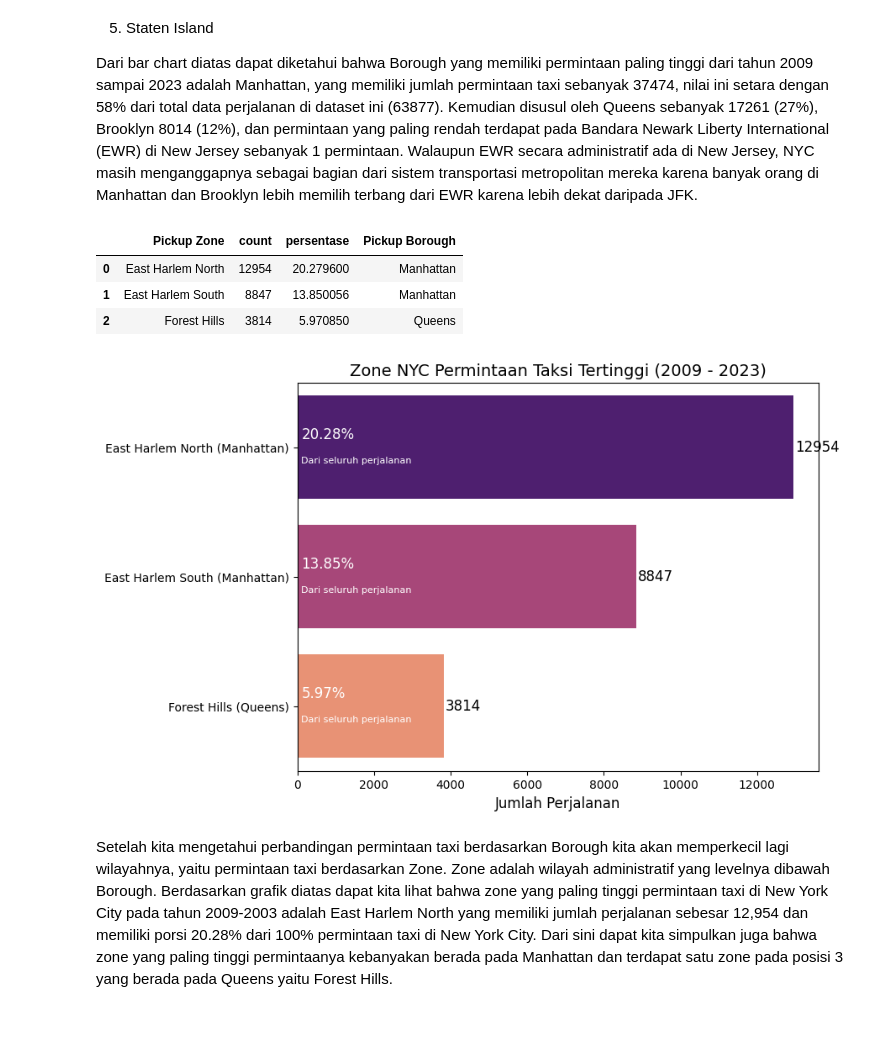
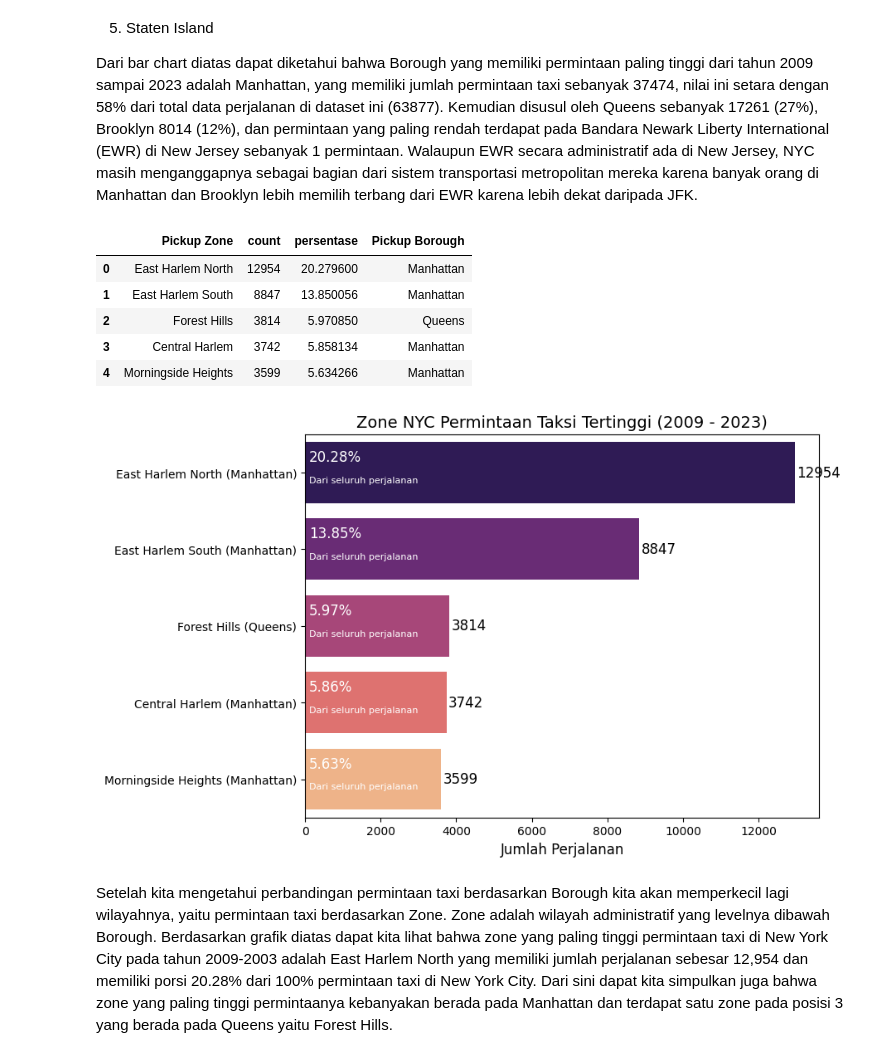
Before and after one commit to Meowstronot/New-York-City-TLC-Trip-Analyst, a Jupyter notebook: notebook/New York City TLC Trip.ipynb, the cells around one changed output. Drawn from its saved outputs; the diff is of its cells as text; code cells hidden in the pictures; blank space fills up the shorter version.

```diff
--- a/notebook/New York City TLC Trip.ipynb
+++ b/notebook/New York City TLC Trip.ipynb
@@ -524,7 +502,7 @@ Dari bar chart diatas dapat diketahui bahwa Borough yang memiliki permintaan pal
 # %%
 top_pickup_zones = df["Pickup Zone"].value_counts()
 
-df_top_zones = (top_pickup_zones.head(3) # <--- ubah jumlah zone yg ingin ditampilkan disini
+df_top_zones = (top_pickup_zones.head(5) # <--- ubah jumlah zone yg ingin ditampilkan disini
                 .to_frame(name="count")
                 .assign(persentase=lambda x: (x["count"] / df.shape[0]) * 100)
                 .reset_index())
@@ -540,35 +518,37 @@ df_top_zones
 | 0 | East Harlem North | 12954 | 20.279600 | Manhattan |
 | 1 | East Harlem South | 8847 | 13.850056 | Manhattan |
 | 2 | Forest Hills | 3814 | 5.970850 | Queens |
+| 3 | Central Harlem | 3742 | 5.858134 | Manhattan |
+| 4 | Morningside Heights | 3599 | 5.634266 | Manhattan |
 # %%
 df_top_zones["Zone (Borough)"] = df_top_zones["Pickup Zone"].astype(str) + " (" + df_top_zones["Pickup Borough"] + ")"
 
 # Membuat visualisasi
 plt.figure(figsize=(8, 6))
 ax = sns.barplot(x=df_top_zones["count"], y=df_top_zones["Zone (Borough)"], hue=df_top_zones["Zone (Borough)"], palette="magma", legend=False)
 
 # Menambahkan label perjalanan
 for index, value in enumerate(df_top_zones["count"]):
     plt.text(value + 50, index, str(value), color="black", va="center", fontsize=12)
 
 # Menambahkan label persentase
 for index, value in enumerate(df_top_zones["persentase"]):
-    plt.text(100, index-0.1, f"{value:.2f}%", color="white", va="center", fontsize=12)
+    plt.text(100, index-0.2, f"{value:.2f}%", color="white", va="center", fontsize=12)
 
 # Menambahkan label persentase
 for index, value in enumerate(df_top_zones["persentase"]):
     plt.text(100, index+0.1, "Dari seluruh perjalanan", color="white", va="center", fontsize=8)
 
 
 # Menambahkan judul dan label
 plt.title("Zone NYC Permintaan Taksi Tertinggi (2009 - 2023)", fontsize=14)
 plt.xlabel("Jumlah Perjalanan", fontsize=12)
 plt.ylabel("")
 
 # Menampilkan plot
 plt.show()
 # %% [output]
-[figure, old version]
+[figure, new version]
 # %% [markdown]
 Setelah kita mengetahui perbandingan permintaan taxi berdasarkan Borough kita akan memperkecil lagi wilayahnya, yaitu permintaan taxi berdasarkan Zone. Zone adalah wilayah administratif yang levelnya dibawah Borough. Berdasarkan grafik diatas dapat kita lihat bahwa zone yang paling tinggi permintaan taxi di New York City pada tahun 2009-2003 adalah East Harlem North yang memiliki jumlah perjalanan sebesar 12,954 dan memiliki porsi 20.28% dari 100% permintaan taxi di New York City. Dari sini dapat kita simpulkan juga bahwa zone yang paling tinggi permintaanya kebanyakan berada pada Manhattan dan terdapat satu zone pada posisi 3 yang berada pada Queens yaitu Forest Hills.
 # %% [markdown]
```
Also changed, not shown: parts of 4 cells of this notebook, 3 other files.
